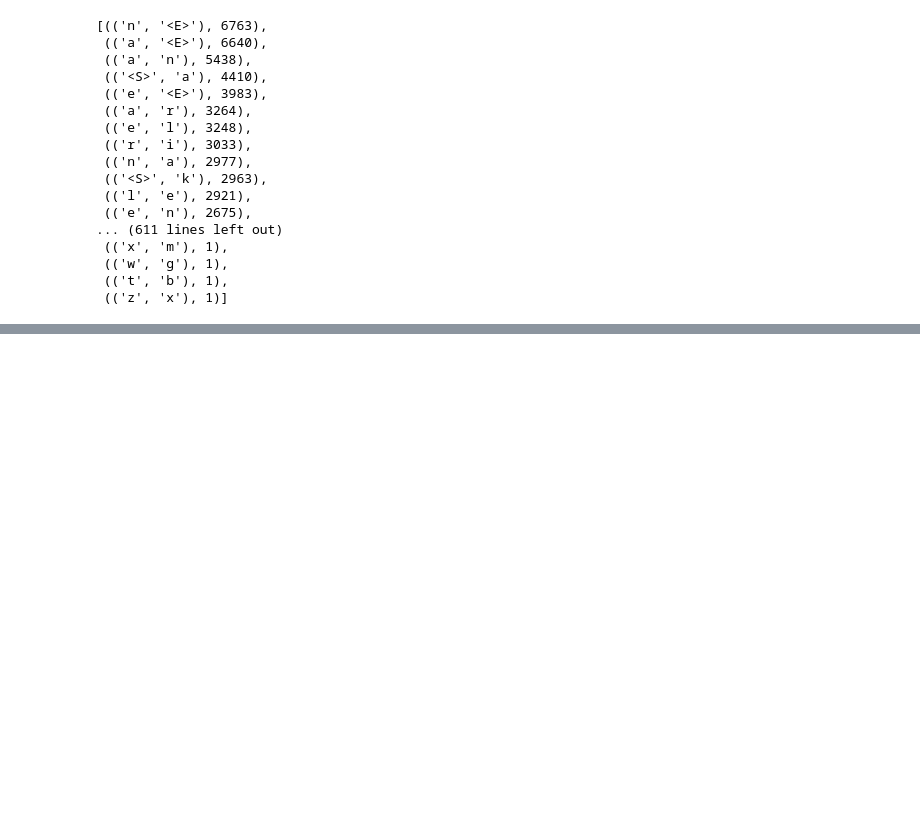
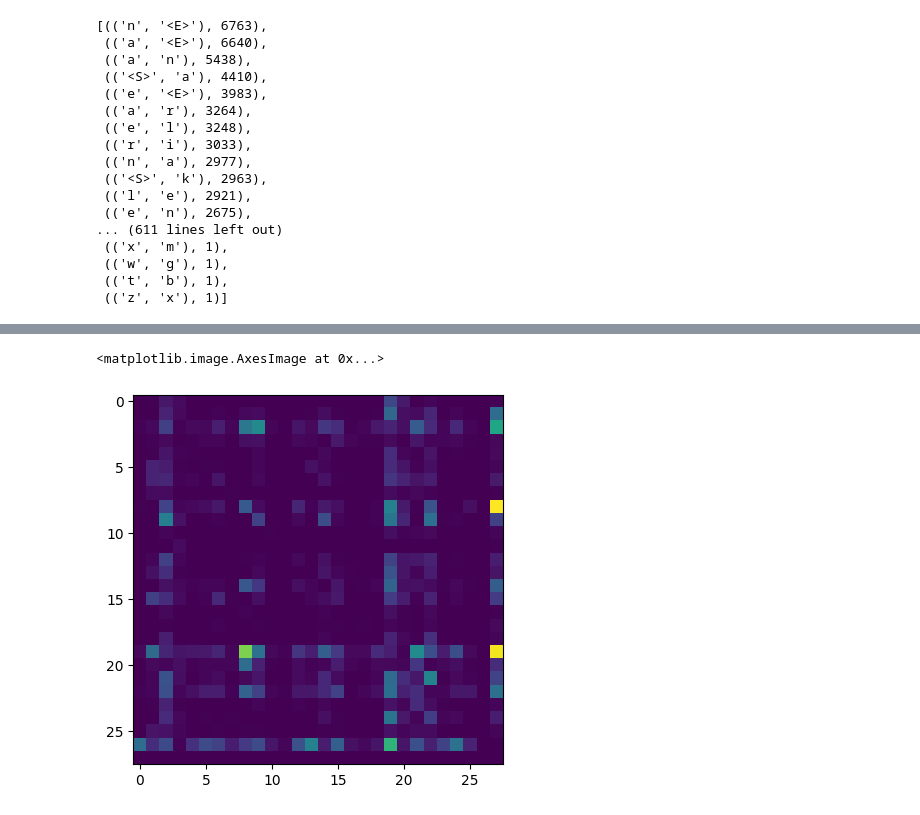
Before and after one commit to AryaFeng/makemore, a Jupyter notebook: makemore.ipynb, the cells around one changed output, grey strips where cells are left out. Drawn from its saved outputs; the diff is of its cells as text; code cells hidden in the pictures; blank space fills up the shorter version.

```diff
--- a/makemore.ipynb
+++ b/makemore.ipynb
@@ -127,0 +108,6 @@ tensor([[ 425,  252,   16,  773,   41, 2356,   99,  187,    9,  208,   80,  413,
+# %%
+import matplotlib.pyplot as plt
+plt.imshow(N)
+# %% [output]
+<matplotlib.image.AxesImage at 0x...>
+[figure, added]
```
Also changed, not shown: parts of 16 cells of this notebook.
